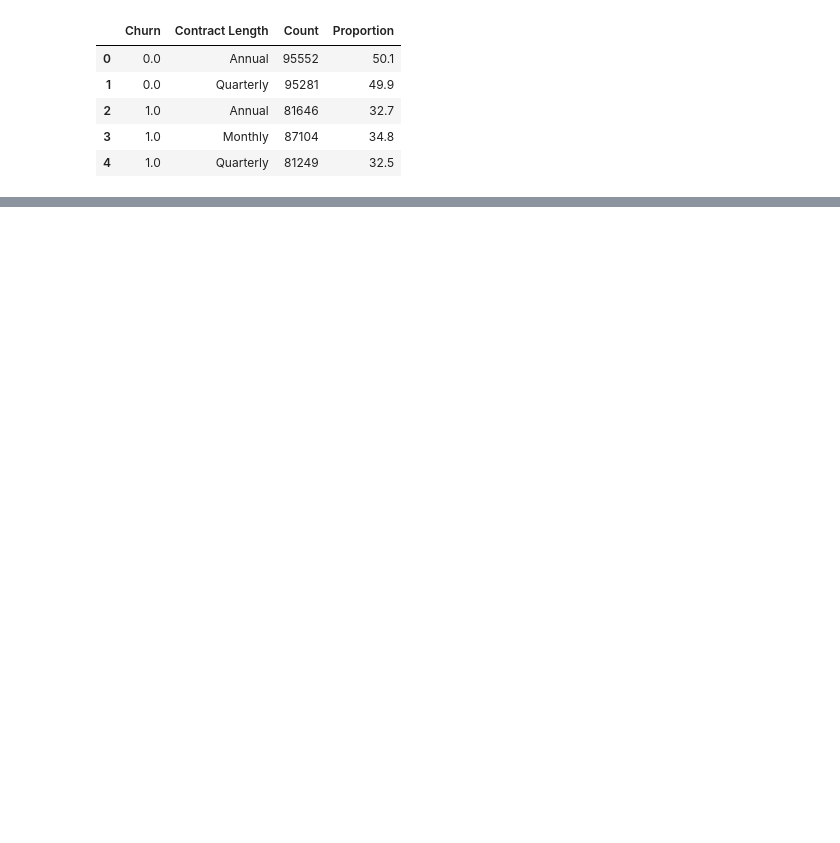
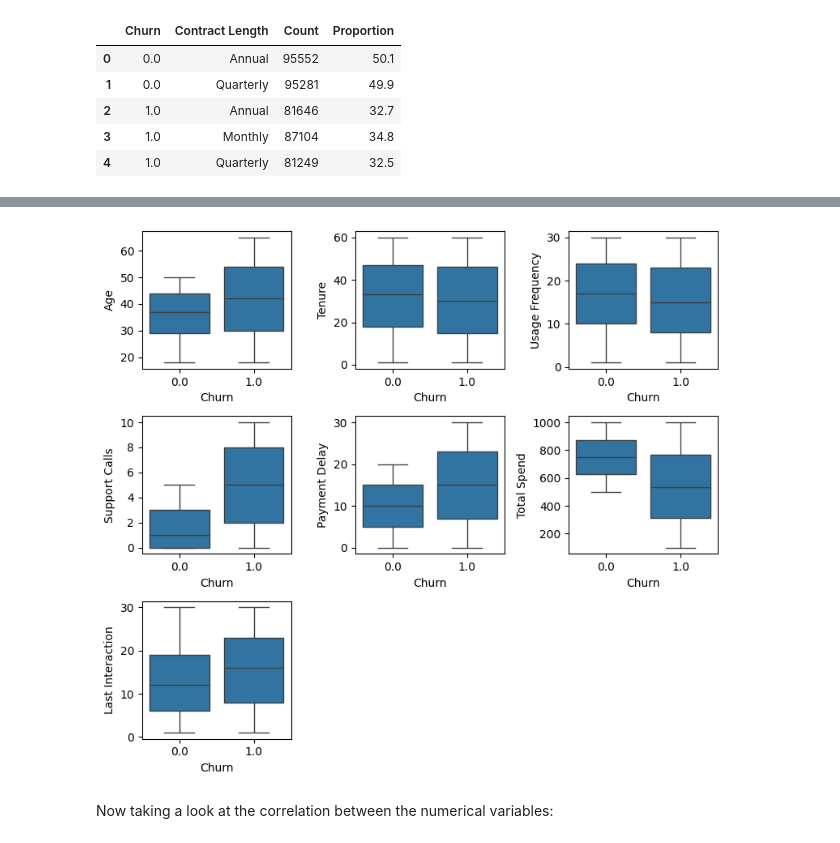
Before and after one commit to gustavofladeira/churn-analysis, a Jupyter notebook: churn_analysis.ipynb, the cells around one changed output, grey strips where cells are left out. Drawn from its saved outputs; the diff is of its cells as text; code cells hidden in the pictures; blank space fills up the shorter version.

```diff
--- a/churn_analysis.ipynb
+++ b/churn_analysis.ipynb
@@ -66,3 +70,5 @@ Total Spend          1
 Last Interaction     1
 Churn                1
 dtype: int64
+# %%
+train = train.dropna()
@@ -182,0 +209,19 @@ fig.show()
+# %%
+fig, axes = plt.subplots(3,3,figsize=(8,7))
+
+sns.boxplot(data=train, x='Churn', y='Age', ax=axes[0,0])
+sns.boxplot(data=train, x='Churn', y='Tenure', ax=axes[0,1])
+sns.boxplot(data=train, x='Churn', y='Usage Frequency', ax=axes[0,2])
+sns.boxplot(data=train, x='Churn', y='Support Calls', ax=axes[1,0])
+sns.boxplot(data=train, x='Churn', y='Payment Delay', ax=axes[1,1])
+sns.boxplot(data=train, x='Churn', y='Total Spend', ax=axes[1,2])
+sns.boxplot(data=train, x='Churn', y='Last Interaction', ax=axes[2,0])
+
+axes[2, 1].remove()
+axes[2, 2].remove()
+
+plt.tight_layout()
+# %% [output]
+[figure, added]
+# %% [markdown]
+Now taking a look at the correlation between the numerical variables:
```
Also changed, not shown: parts of 11 cells of this notebook, 4 other files.
